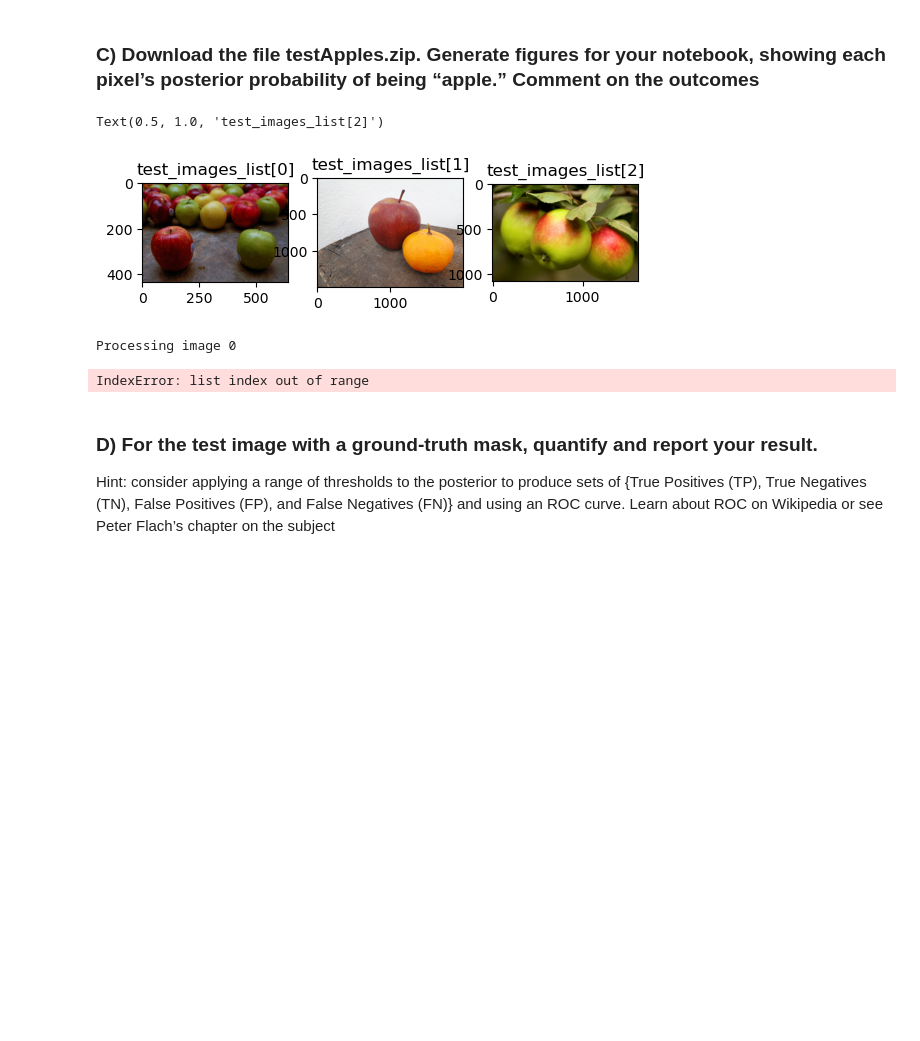
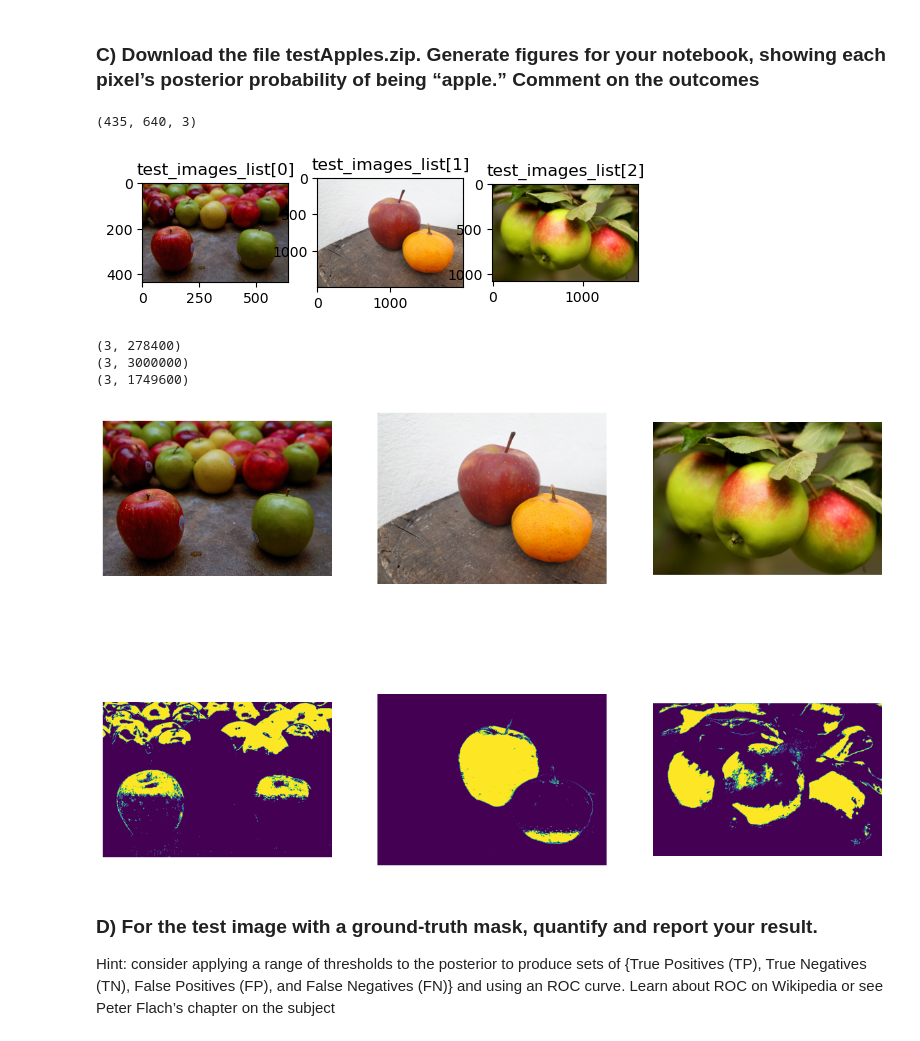
Before and after one commit to swirling-wind/MachineVision_CourseWork01, a Jupyter notebook: practicalMixGauss_Apples.ipynb, the cells around one changed output. Drawn from its saved outputs; the diff is of its cells as text; code cells hidden in the pictures; blank space fills up the shorter version.

```diff
--- a/practicalMixGauss_Apples.ipynb
+++ b/practicalMixGauss_Apples.ipynb
@@ -224,25 +221,53 @@ ax2.imshow(test_images_list[1])
 ax2.set_title('test_images_list[1]')
 ax3.imshow(test_images_list[2])
 ax3.set_title('test_images_list[2]')
+print(test_images_list[0].shape)
 # %% [output]
-Text(0.5, 1.0, 'test_images_list[2]')
+(435, 640, 3)
 [figure]
-# %%
-prior_apple = 0.4
-prior_non_apple = 0.6
-threshold = 0.5
-
-posteriro_apple_list = []
-for index, cur_img in enumerate(test_images_list):
-    print(f"Processing image {index}")
-    # TODO
-    break
-# %% [output]
-Processing image 0
-# %%
-plt.imshow(posteriro_apple_list[0])
-# %% [output]
-IndexError: list index out of range
+# %%
+def inference_mask(image_data, apple_mixGaussEst, non_apple_mixGaussEst):
+    original_shape = image_data.shape
+    image_data = mask_reshape(image_data).T / 255.0
+    print(image_data.shape)
+    nDims, nData = image_data.shape
+    apple_likelihood = np.zeros((apple_mixGaussEst['k'], nData))
+    for current_gauss in range(apple_mixGaussEst['k']):
+        apple_likelihood[current_gauss, :] = apple_mixGaussEst['weight'][current_gauss] * multivariate_normal_pdf(image_data.T, apple_mixGaussEst['mean'][:, current_gauss], apple_mixGaussEst['cov'][:, :, current_gauss])
+    apple_mask = np.sum(apple_likelihood, axis=0).reshape(original_shape[0], original_shape[1])
+
+    non_apple_likelihood = np.zeros((non_apple_mixGaussEst['k'], nData))
+    for current_gauss in range(non_apple_mixGaussEst['k']):
+        non_apple_likelihood[current_gauss, :] = non_apple_mixGaussEst['weight'][current_gauss] * multivariate_normal_pdf(image_data.T, non_apple_mixGaussEst['mean'][:, current_gauss], non_apple_mixGaussEst['cov'][:, :, current_gauss])
+    non_apple_mask = np.sum(non_apple_likelihood, axis=0).reshape(original_shape[0], original_shape[1])
+
+    prior_apple = 0.4
+    prior_non_apple = 0.6
+    threshold = 0.5
+    posterior_apple = (apple_mask * prior_apple) / ((apple_mask * prior_apple) + (non_apple_mask * prior_non_apple)) > threshold
+
+    return posterior_apple
+# %%
+test_inferences = []
+for cur_img in test_images_list:
+    test_inferences.append(inference_mask(cur_img, apple_mog_estimated, non_apple_mog_estimated))
+# %% [output]
+(3, 278400)
+(3, 3000000)
+(3, 1749600)
+# %%
+fig, axs = plt.subplots(2, 3, figsize=(15, 10))
+axs = axs.flatten()
+
+for i in range(len(test_images_list)):
+    axs[i].imshow(test_images_list[i])
+    axs[i+3].imshow(test_inferences[i])
+    axs[i].axis('off')
+    axs[i+3].axis('off')
+
+plt.show()
+# %% [output]
+[figure, added]
 # %% [markdown]
 ### D) For the test image with a ground-truth mask, quantify and report your result.
 Hint:
```
Also changed, not shown: parts of 4 cells of this notebook.
